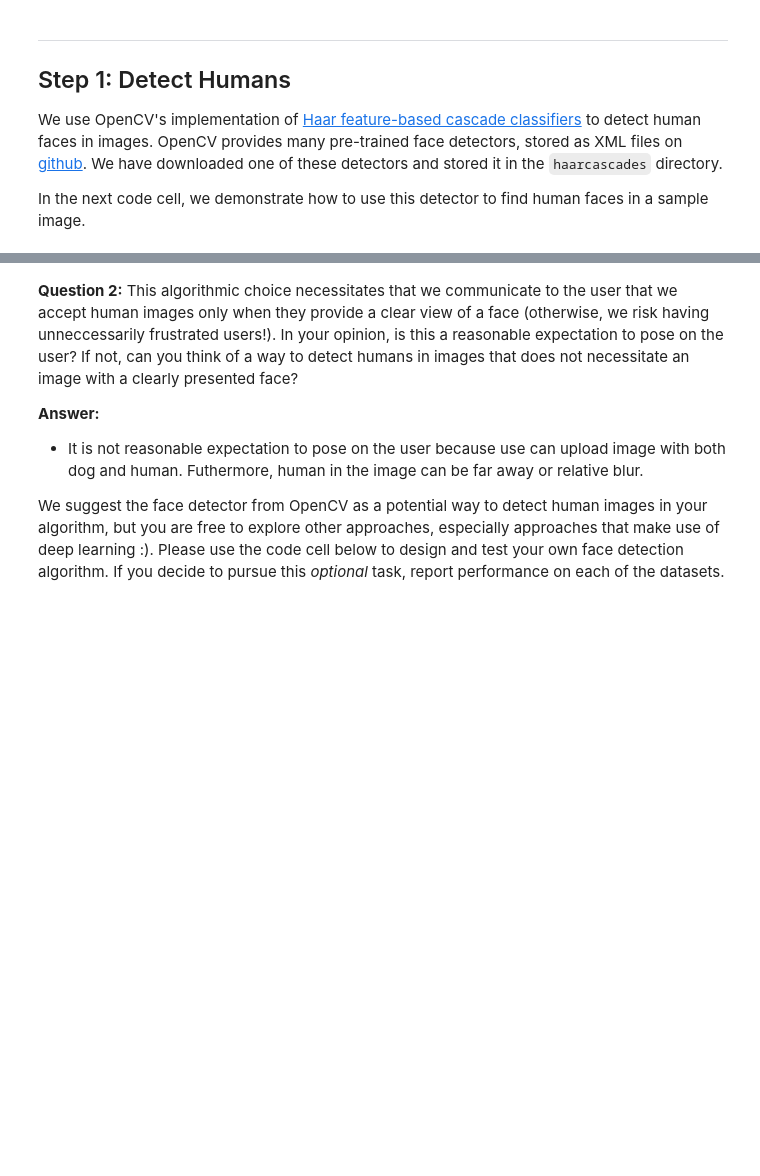
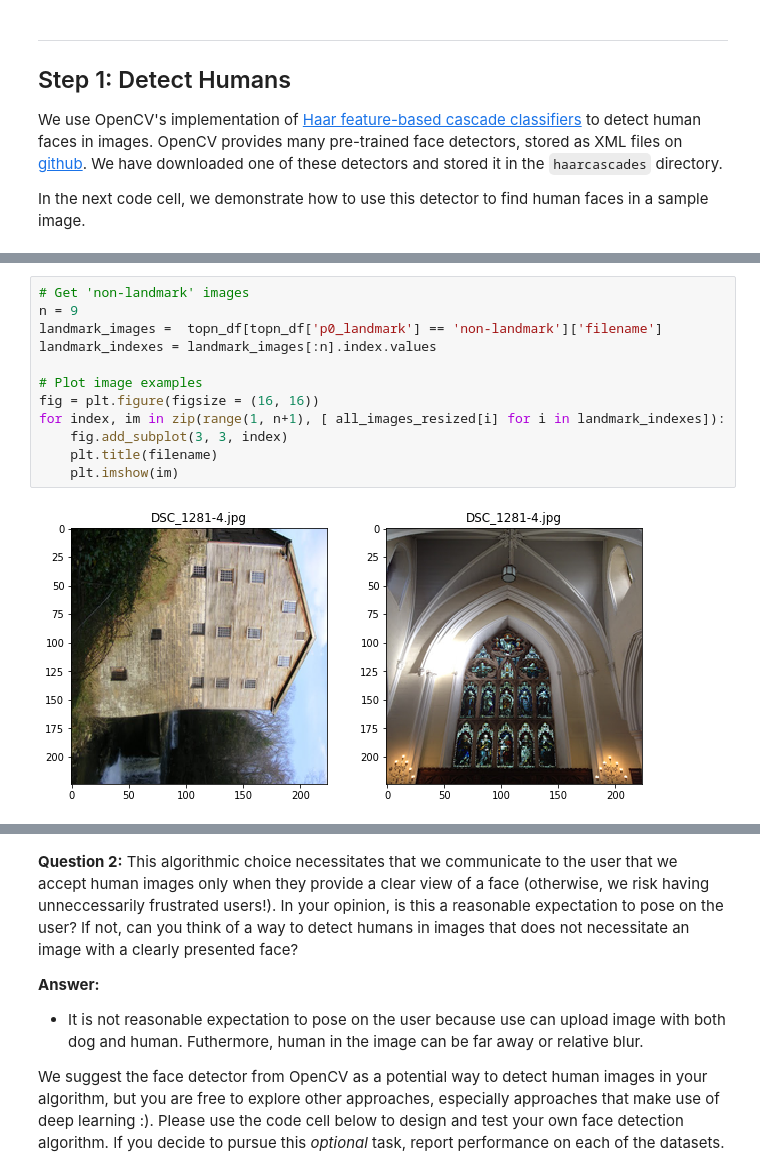
Before and after one commit to samuel890/google-landmark-2019-competition, a Jupyter notebook: landmark.ipynb, the cells around one changed output, grey strips where cells are left out. Cells and saved outputs as stored; diff of their text form; blank space fills up the shorter version.

```diff
--- a/landmark.ipynb
+++ b/landmark.ipynb
@@ -190,0 +178,14 @@ percentage of predicting face in dog dataset:  11.0
+# %%
+# Get 'non-landmark' images
+n = 9
+landmark_images =  topn_df[topn_df['p0_landmark'] == 'non-landmark']['filename']
+landmark_indexes = landmark_images[:n].index.values
+
+# Plot image examples
+fig = plt.figure(figsize = (16, 16))
+for index, im in zip(range(1, n+1), [ all_images_resized[i] for i in landmark_indexes]):
+    fig.add_subplot(3, 3, index)
+    plt.title(filename)
+    plt.imshow(im)
+# %% [output]
+[figure, added]
```
Also changed, not shown: parts of 16 cells of this notebook, 19 other files.
